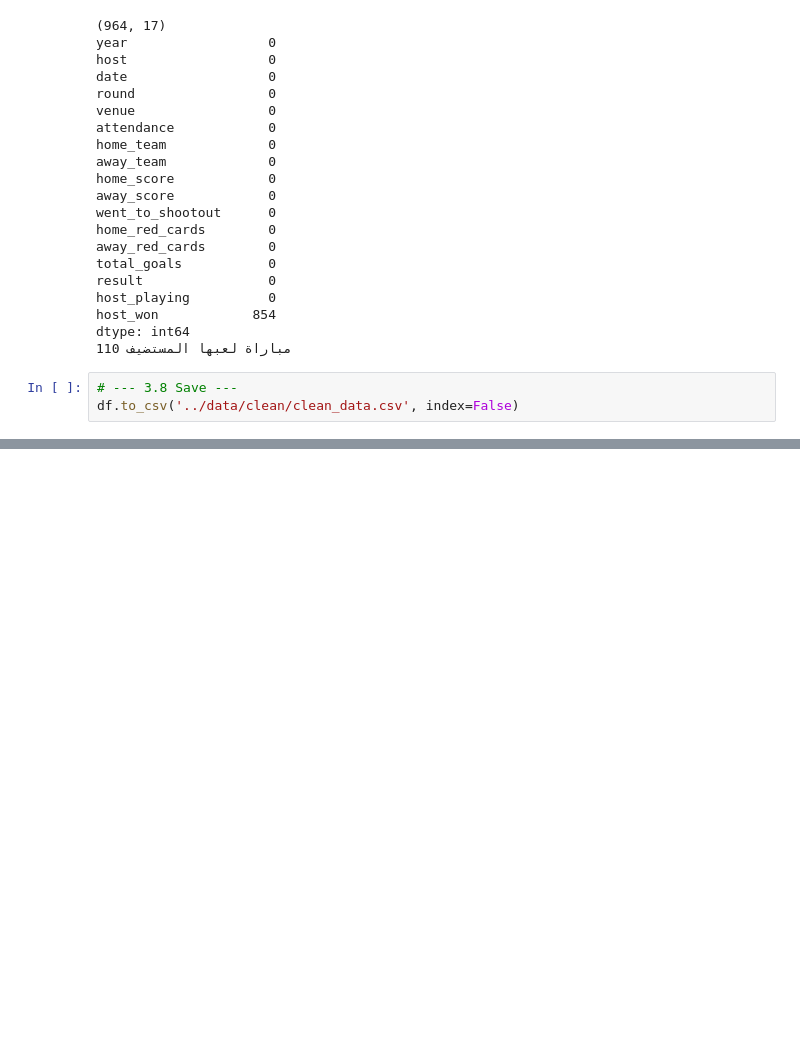
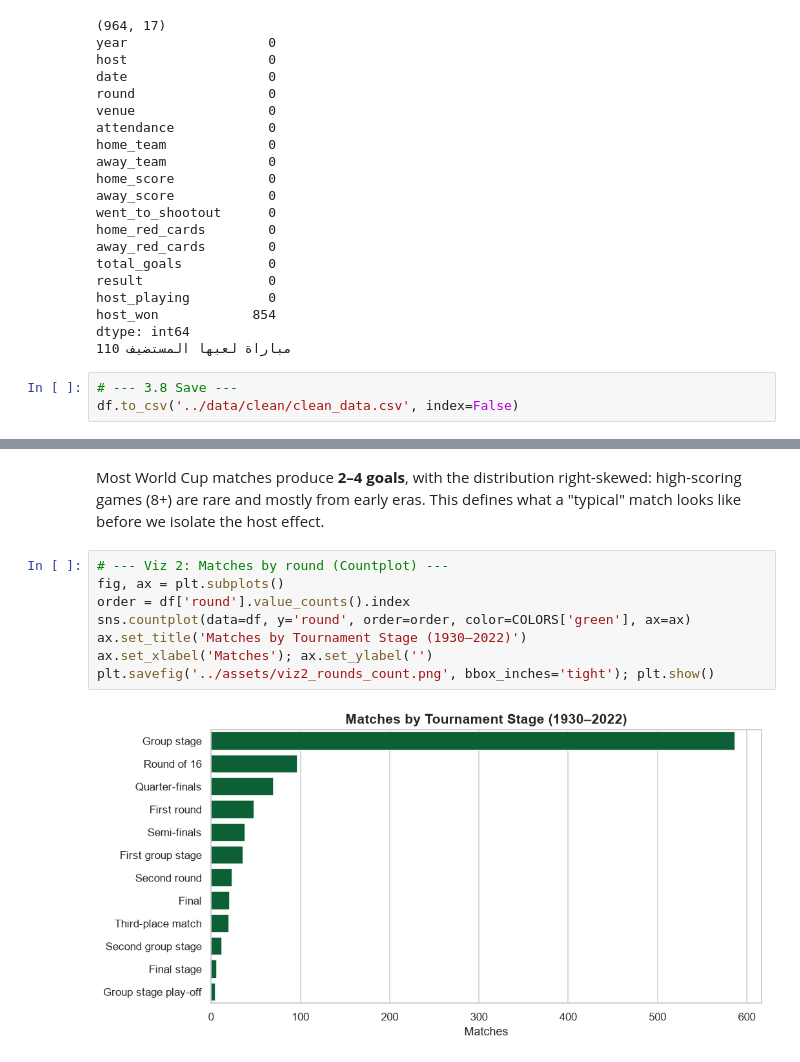
Before and after one commit to Mhd366/worldcup-host-advantage, a Jupyter notebook: notebooks/analysis.ipynb, the cells around one changed output, grey strips where cells are left out. Cells and saved outputs as stored; diff of their text form; blank space fills up the shorter version.

```diff
--- a/notebooks/analysis.ipynb
+++ b/notebooks/analysis.ipynb
@@ -173,0 +194,12 @@ df.to_csv('../data/clean/clean_data.csv', index=False)
+# %% [markdown]
+Most World Cup matches produce **2–4 goals**, with the distribution right-skewed: high-scoring games (8+) are rare and mostly from early eras. This defines what a "typical" match looks like before we isolate the host effect.
+# %%
+# --- Viz 2: Matches by round (Countplot) ---
+fig, ax = plt.subplots()
+order = df['round'].value_counts().index
+sns.countplot(data=df, y='round', order=order, color=COLORS['green'], ax=ax)
+ax.set_title('Matches by Tournament Stage (1930–2022)')
+ax.set_xlabel('Matches'); ax.set_ylabel('')
+plt.savefig('../assets/viz2_rounds_count.png', bbox_inches='tight'); plt.show()
+# %% [output]
+[figure, added]
```
Also changed, not shown: parts of 10 cells of this notebook, 6 other files.
